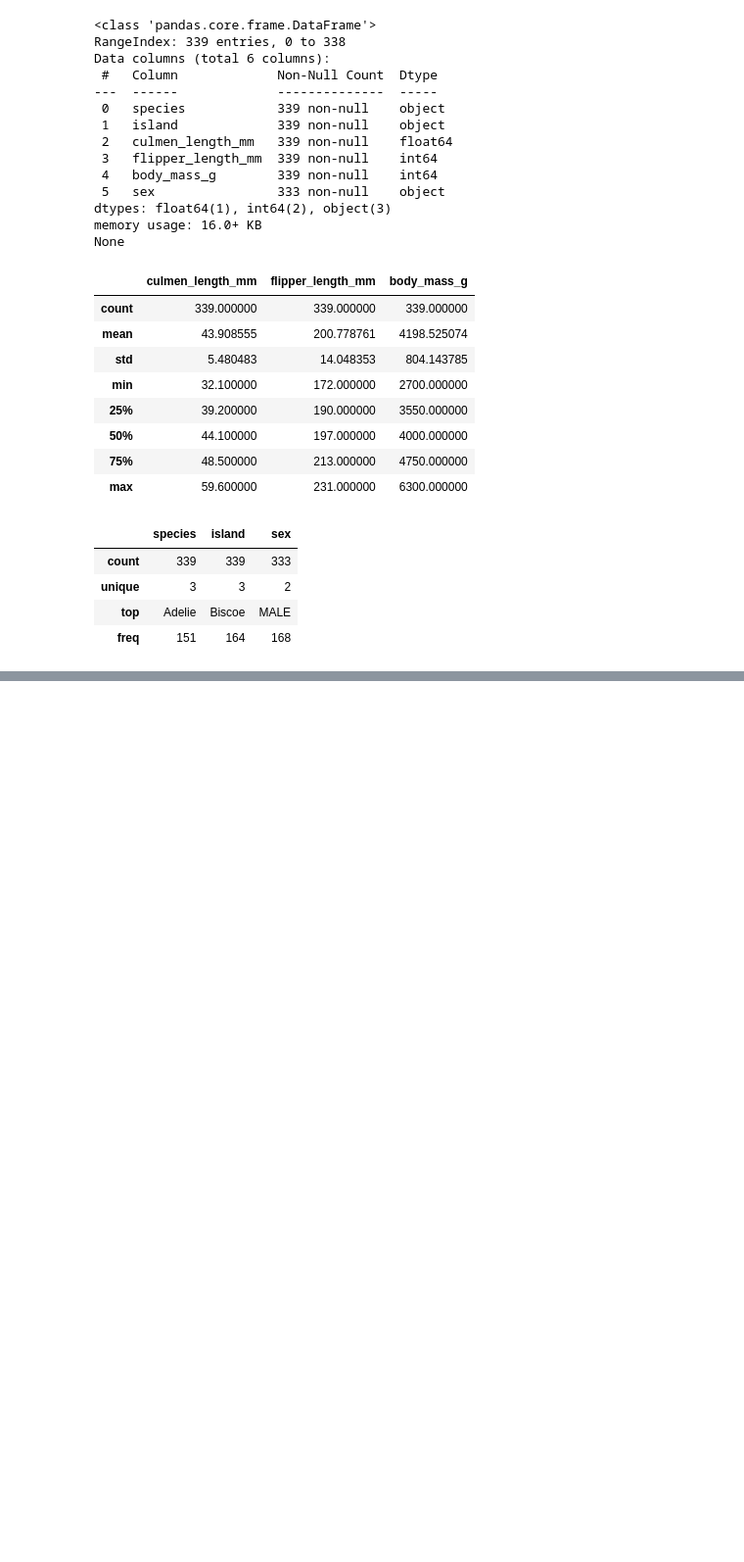
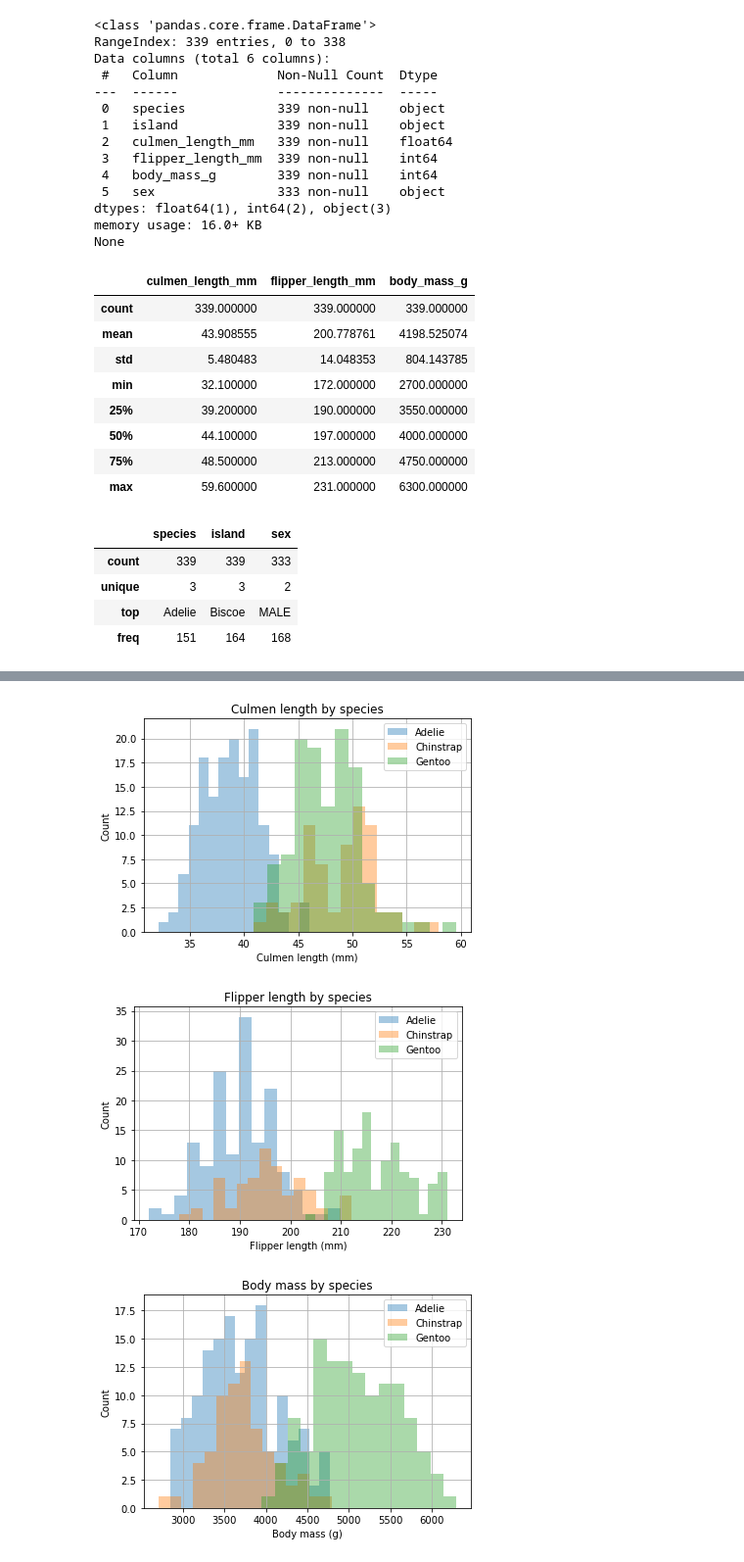
Before and after one commit to acumpelik/DataVisualizationClass, a Jupyter notebook: DataVis2021_Assignment1_Cumpelik.ipynb, the cells around one changed output, grey strips where cells are left out. Shown: that part at 98% size. Drawn from its saved outputs; the diff is of its cells as text; code cells hidden in the pictures; blank space fills up the shorter version.

```diff
--- a/DataVis2021_Assignment1_Cumpelik.ipynb
+++ b/DataVis2021_Assignment1_Cumpelik.ipynb
@@ -83,0 +104,38 @@ plt.hist(hist_culmen)
+# %%
+# Culmen length by species
+culmen_Adelie.hist(bins=15, alpha=0.4)
+culmen_Chinstrap.hist(bins=15, alpha=0.4)
+culmen_Gentoo.hist(bins=15, alpha=0.4)
+# axs = culmenFig.plot.area(figsize=(12,4), subplots=True)
+plt.title("Culmen length by species")
+plt.legend(("Adelie", "Chinstrap", "Gentoo"))
+plt.xlabel("Culmen length (mm)")
+plt.ylabel("Count")
+plt.savefig('culmen_length.png', dpi=500)
+plt.show()
+
+# Flipper length by species
+flipper_Adelie.hist(bins=15, alpha=0.4)
+flipper_Chinstrap.hist(bins=15, alpha=0.4)
+flipper_Gentoo.hist(bins=15, alpha=0.4)
+plt.title("Flipper length by species")
+plt.legend(("Adelie", "Chinstrap", "Gentoo"))
+plt.xlabel("Flipper length (mm)")
+plt.ylabel("Count")
+plt.show()
+
+# Body mass by species
+bodyMass_Adelie.hist(bins=15, alpha=0.4)
+bodyMass_Chinstrap.hist(bins=15, alpha=0.4)
+bodyMass_Gentoo.hist(bins=15, alpha=0.4)
+plt.title("Body mass by species")
+plt.legend(("Adelie", "Chinstrap", "Gentoo"))
+plt.xlabel("Body mass (g)")
+plt.ylabel("Count")
+plt.show()
+
+# plt.savefig('penguin_plot.png', dpi=500)
+# %% [output]
+[figure, added]
+[figure, added]
+[figure, added]
```
Also changed, not shown: parts of 7 cells of this notebook, 5 other files.
